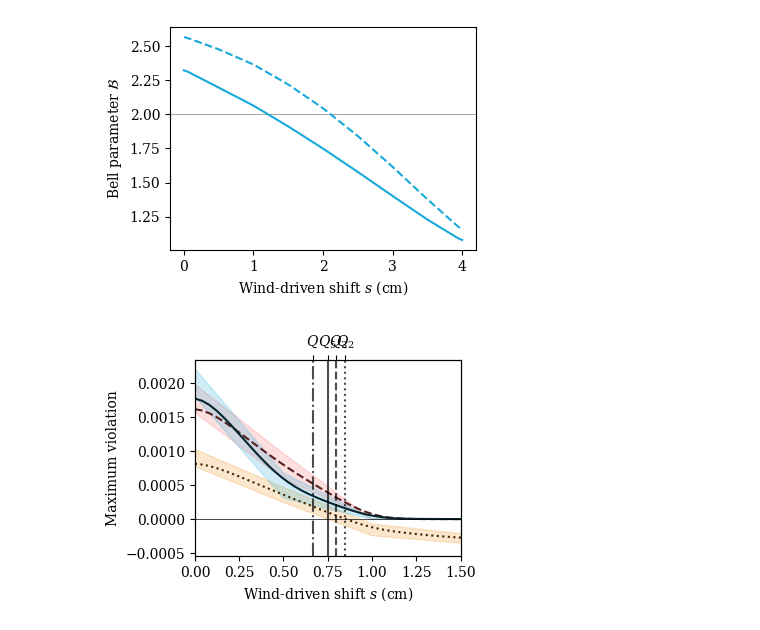
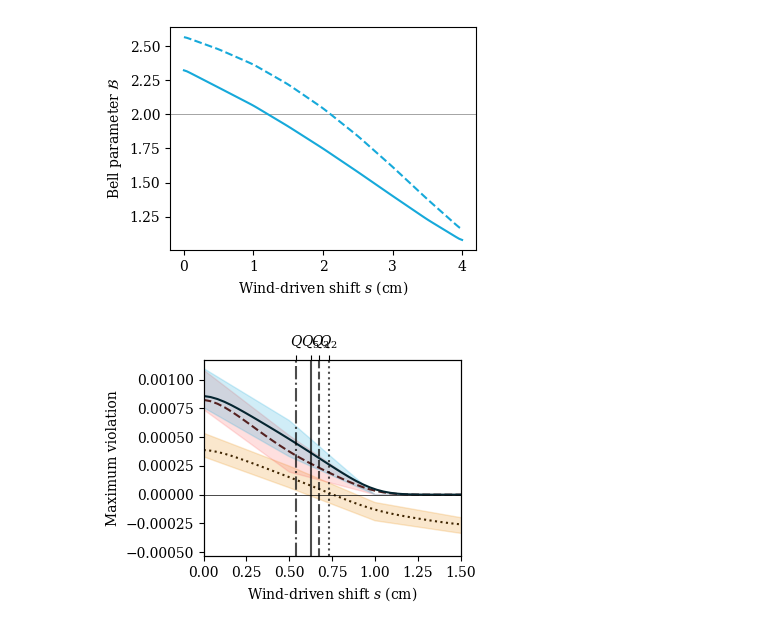
Before and after one commit to KlenM/Time-correlations-in-atmospheric-quantum-channels, a Jupyter notebook: supplemental/moderate_channel.ipynb, the cells around one changed output. Cells and saved outputs as stored; diff of their text form; code cells hidden in the pictures.

```diff
--- a/supplemental/moderate_channel.ipynb
+++ b/supplemental/moderate_channel.ipynb
@@ -46,8 +85,8 @@ bp.savefig('supplemental/moderate/bell.pdf')
 [figure]
 # %%
 ncp = NonclassicalityPlot()
-ncp.eta_min = 0.075
+ncp.eta_min = 0.055
 ncp.plot("moderate", aperture_radius=0.0045, channel_length_km=1.6, xlim=(0, 1.5))
 ncp.savefig('supplemental/moderate/nonclass.pdf')
 # %% [output]
-[figure, old version]
+[figure, new version]
```
Also changed, not shown: parts of 6 cells of this notebook, 46 other files.
